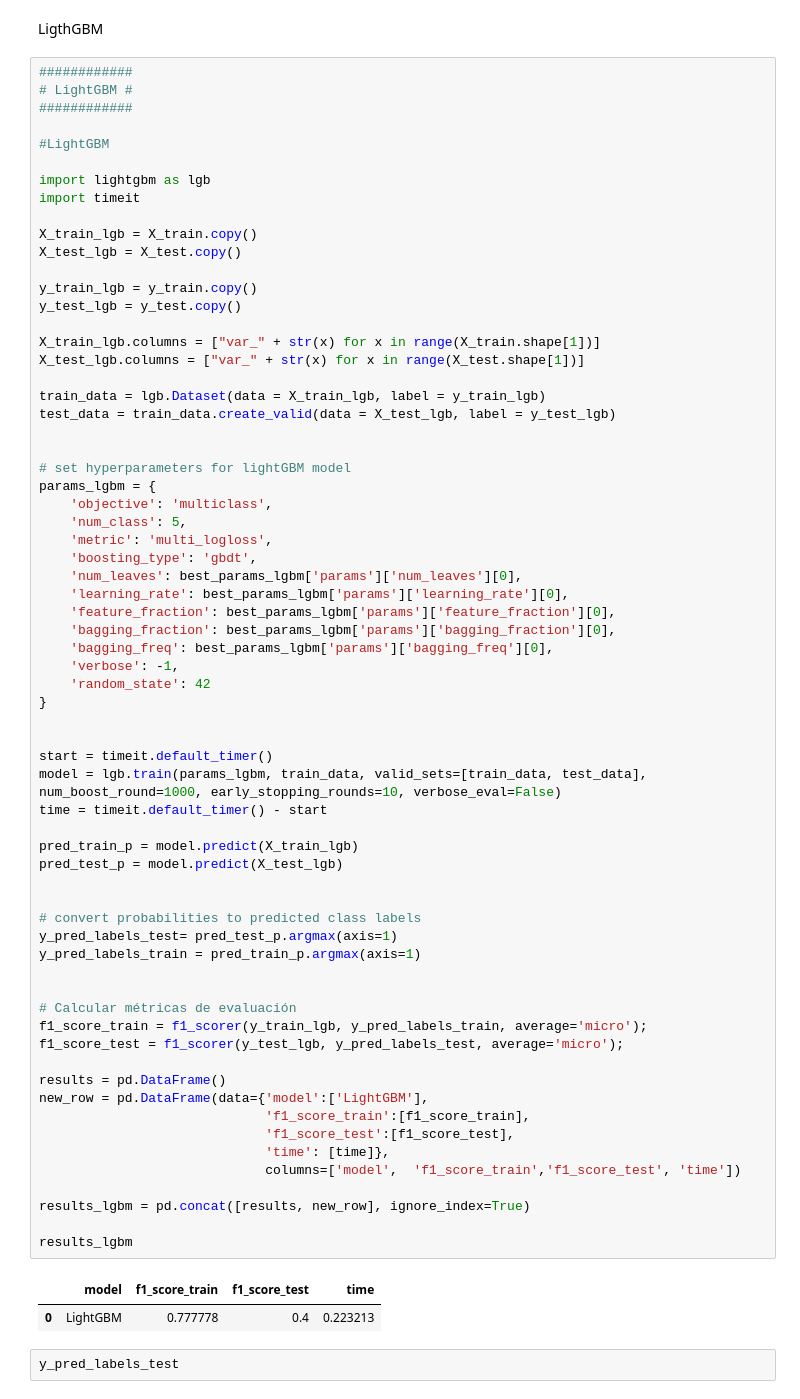
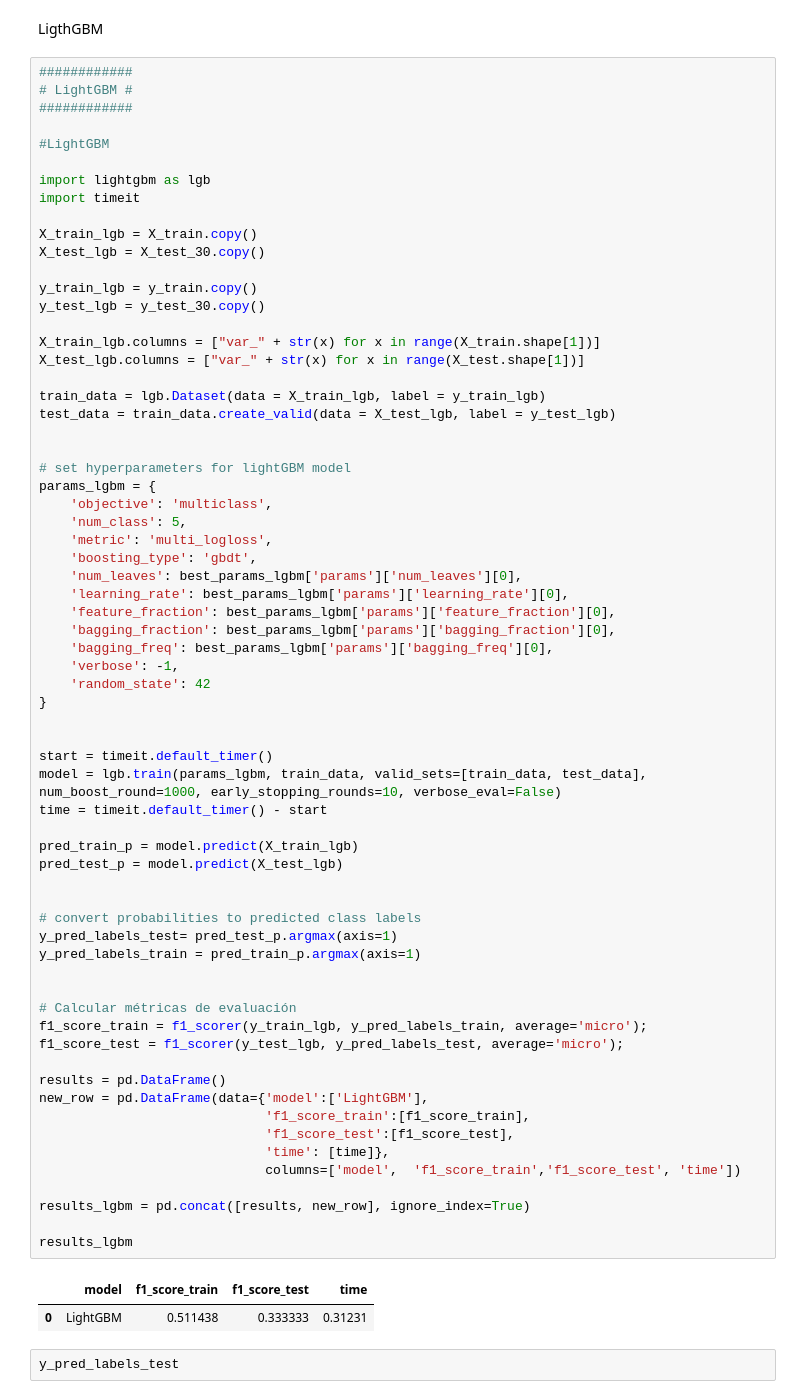
Before and after one commit to mimove/DATAPROJECT3, a Jupyter notebook: data_project3.ipynb, the cells around one changed output. Drawn from its saved outputs; the diff is of its cells as text.

```diff
--- a/data_project3.ipynb
+++ b/data_project3.ipynb
@@ -2353,10 +2352,10 @@ import lightgbm as lgb
 import timeit
 
 X_train_lgb = X_train.copy()
-X_test_lgb = X_test.copy()
+X_test_lgb = X_test_30.copy()
 
 y_train_lgb = y_train.copy()
-y_test_lgb = y_test.copy()
+y_test_lgb = y_test_30.copy()
 
 X_train_lgb.columns = ["var_" + str(x) for x in range(X_train.shape[1])]
 X_test_lgb.columns = ["var_" + str(x) for x in range(X_test.shape[1])]
@@ -2383,34 +2382,34 @@ params_lgbm = {
 
 start = timeit.default_timer()
 model = lgb.train(params_lgbm, train_data, valid_sets=[train_data, test_data], num_boost_round=1000, early_stopping_rounds=10, verbose_eval=False)
 time = timeit.default_timer() - start
 
 pred_train_p = model.predict(X_train_lgb)
 pred_test_p = model.predict(X_test_lgb)
 
 
 # convert probabilities to predicted class labels
 y_pred_labels_test= pred_test_p.argmax(axis=1)
 y_pred_labels_train = pred_train_p.argmax(axis=1)
 
 
 # Calcular métricas de evaluación
 f1_score_train = f1_scorer(y_train_lgb, y_pred_labels_train, average='micro');
 f1_score_test = f1_scorer(y_test_lgb, y_pred_labels_test, average='micro');
 
 results = pd.DataFrame()
 new_row = pd.DataFrame(data={'model':['LightGBM'],
                              'f1_score_train':[f1_score_train],
                              'f1_score_test':[f1_score_test],
                              'time': [time]},
                              columns=['model',  'f1_score_train','f1_score_test', 'time'])
 
 results_lgbm = pd.concat([results, new_row], ignore_index=True)
 
 results_lgbm
 # %% [output]
 |  | model | f1_score_train | f1_score_test | time |
-| 0 | LightGBM | 0.777778 | 0.4 | 0.223213 |
+| 0 | LightGBM | 0.511438 | 0.333333 | 0.31231 |
 # %%
 y_pred_labels_test
 # %% [output]
```
Also changed, not shown: parts of 19 cells of this notebook, 8 other files.
